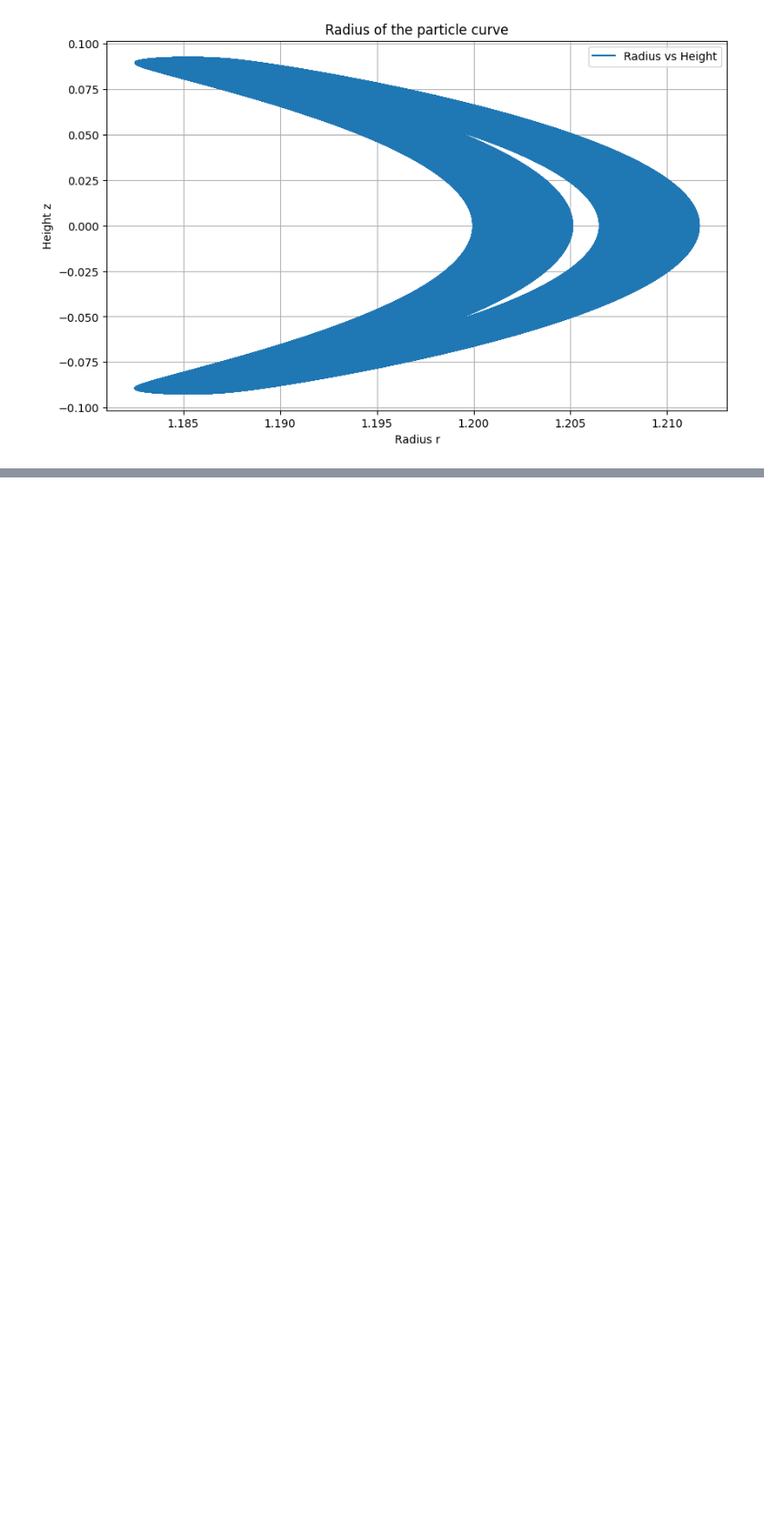
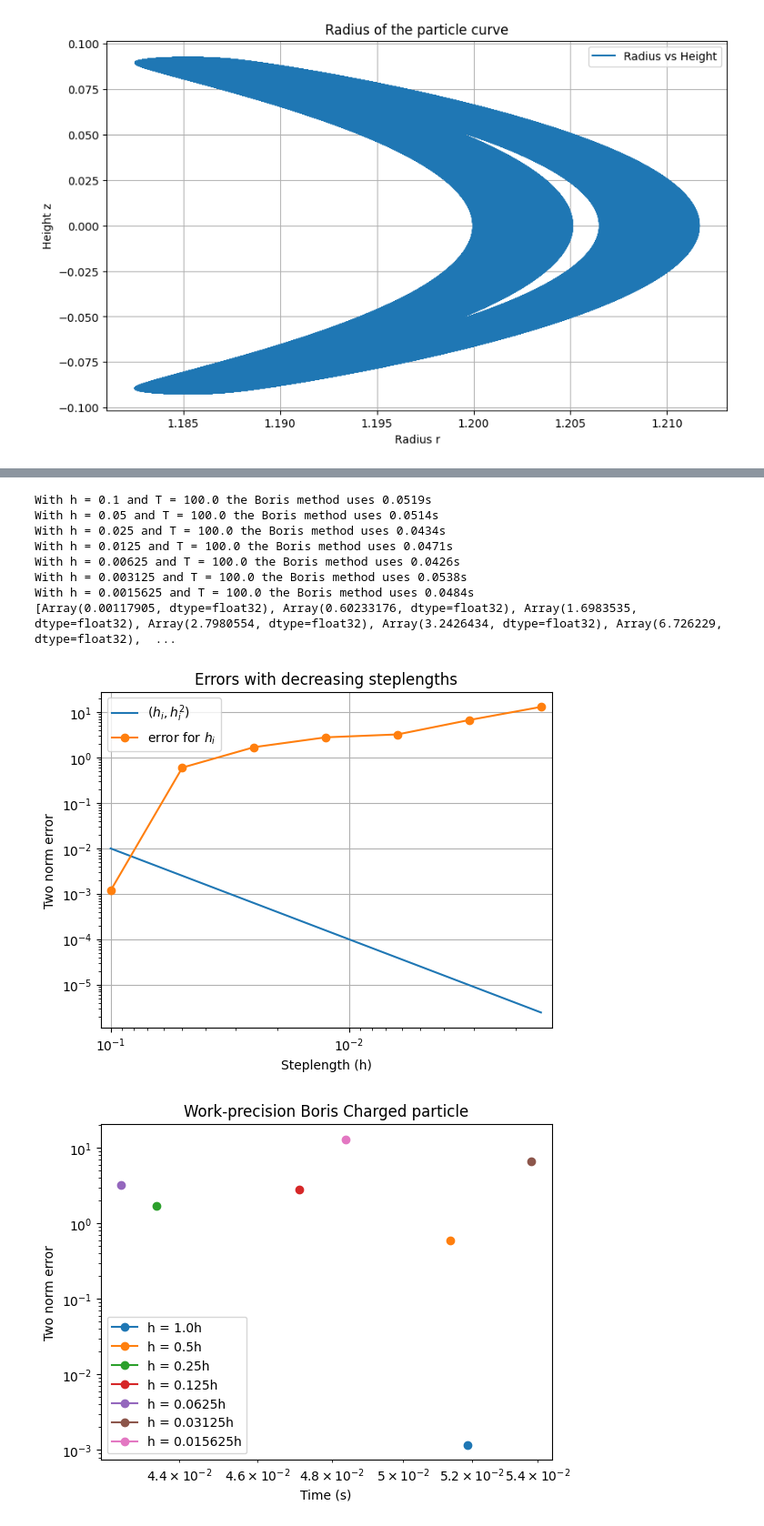
Before and after one commit to vemundsw/Project-2-TMA4215, a Jupyter notebook: Herman.ipynb, the cells around one changed output, grey strips where cells are left out. Shown at 91% size. Cells and saved outputs as stored; diff of their text form; code cells hidden in the pictures; blank space fills up the shorter version.

```diff
--- a/Herman.ipynb
+++ b/Herman.ipynb
@@ -434,0 +480,77 @@ plt.show()
+# %%
+# Initial conditions
+x0 = jnp.array([1.2, 0, 0])
+v0 = jnp.array([0, 4.816* 10**(-4),  -2.059*10**(-3)])
+
+
+T = 1E2
+t_0 = 0
+h = 0.1
+N = 7       # number of steplengths
+
+
+global_errors = []
+h_list = []
+h2_list = []
+# h4_list = []
+times = []
+for i in range(N):
+
+    h_list.append(h)
+    h2_list.append(h**2)
+    # h4_list.append(h**4)
+
+    # Creating a reference solution to estimate error
+    y_0 = jnp.concatenate((x0, v0), axis = None)
+    t= jnp.linspace(0, T, int(T/h))
+
+    ref_sol = Use_ivp(t, y_0, h, Bcp, Ucp, gradUcp)
+
+    x_ref = ref_sol.y[:3]
+    v_ref = ref_sol.y[3:]
+    x_ref = ref_sol.y[:3].T
+
+    start = time.perf_counter()
+    positions, velocities = Boris_method(x0, v0, Bcp, Ucp, gradUcp, T, h)
+    stop = time.perf_counter()
+    print(f"With h = {h} and T = {T} the Boris method uses {round(stop - start, 4)}s")
+    times.append(stop-start)
+
+    global_errors.append(jnp.linalg.norm(positions[-1] - x_ref[-1], ord = 2))
+
+
+    h /= 2
+
+print(global_errors)
+
+plt.plot(h_list, h2_list, label = r"$(h_i, h_i^2)$")
+plt.plot(h_list, global_errors, label = r"error for $h_i$", marker = "o")
+plt.loglog()
+plt.xlabel("Steplength (h)")
+plt.xlim(h_list[0] + 0.1 * h_list[0], h_list[-1] - 0.1 * h_list[-1])
+plt.ylabel("Two norm error")
+plt.title("Errors with decreasing steplengths")
+plt.legend()
+plt.grid(True)
+plt.show()
+
+for i in range(N):
+    plt.plot(times[i], global_errors[i],  marker = "o", label = f"h = {h_list[i]/0.1}h")
+
+plt.loglog()
+plt.xlabel("Time (s)")
+plt.ylabel("Two norm error")
+plt.title("Work-precision Boris Charged particle")
+plt.legend()
+plt.show()
+# %% [output]
+With h = 0.1 and T = 100.0 the Boris method uses 0.0519s
+With h = 0.05 and T = 100.0 the Boris method uses 0.0514s
+With h = 0.025 and T = 100.0 the Boris method uses 0.0434s
+With h = 0.0125 and T = 100.0 the Boris method uses 0.0471s
+With h = 0.00625 and T = 100.0 the Boris method uses 0.0426s
+With h = 0.003125 and T = 100.0 the Boris method uses 0.0538s
+With h = 0.0015625 and T = 100.0 the Boris method uses 0.0484s
+[Array(0.00117905, dtype=float32), Array(0.60233176, dtype=float32), Array(1.6983535, dtype=float32), Array(2.7980554, dtype=float32), Array(3.2426434, dtype=float32), Array(6.726229, dtype=float32),  ...
+[figure, added]
+[figure, added]
```
Also changed, not shown: parts of 1 cell of this notebook, 1 other file.
